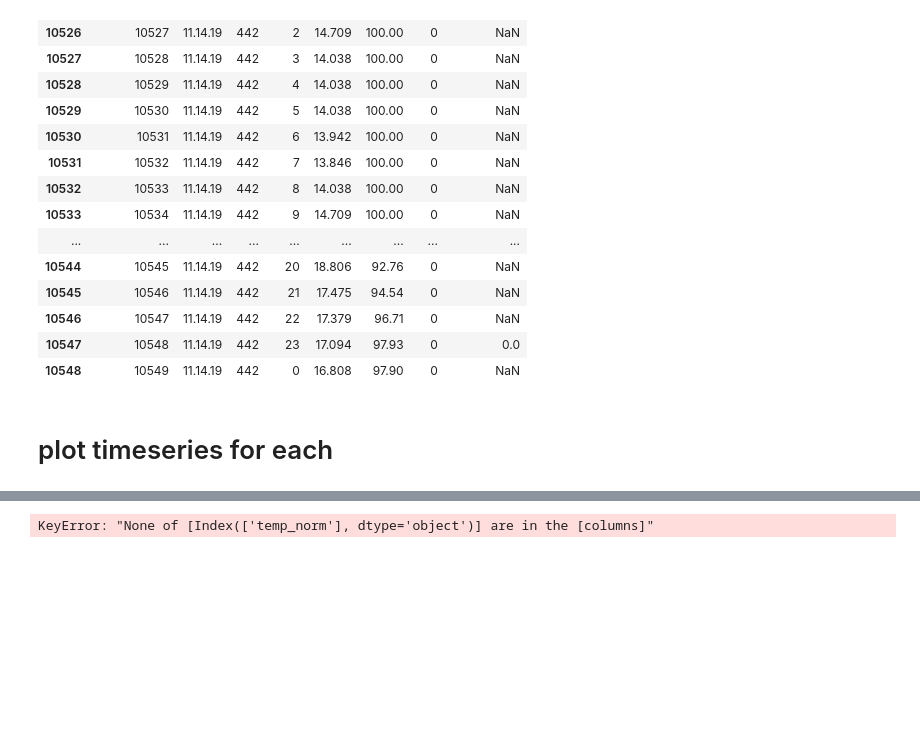
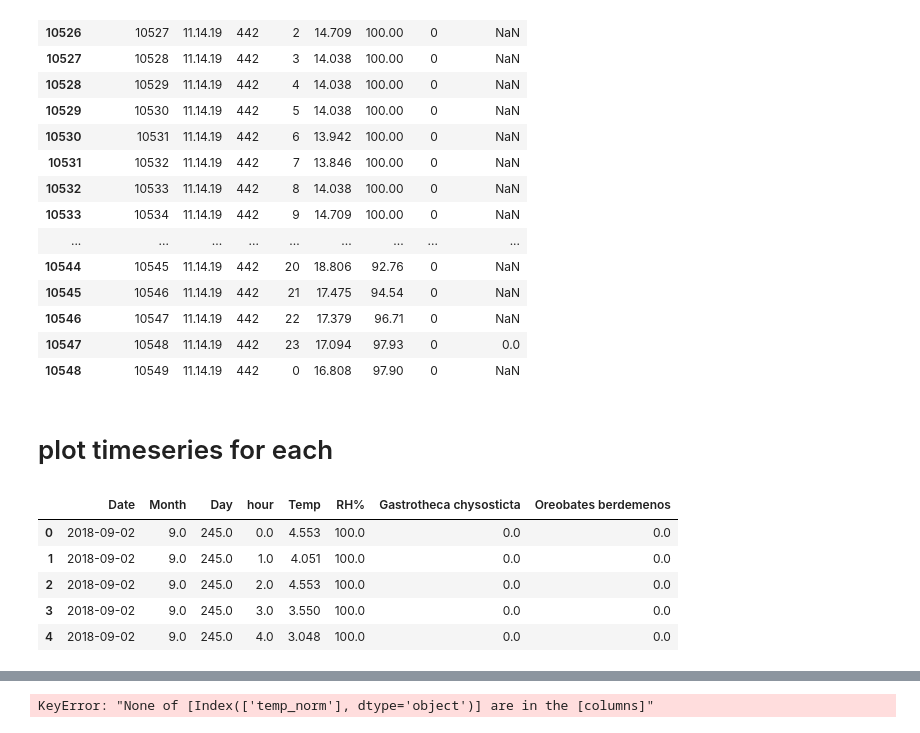
Before and after one commit to ash2d/yungas_aruna, a Jupyter notebook: first_look_3_dfs.ipynb, the cells around one changed output, grey strips where cells are left out. Drawn from its saved outputs; the diff is of its cells as text; code cells hidden in the pictures; blank space fills up the shorter version.

```diff
--- a/first_look_3_dfs.ipynb
+++ b/first_look_3_dfs.ipynb
@@ -217,3 +216,12 @@ Date conversion failed. Keeping existing format.
 | 10548 | 10549 | 11.14.19 | 442 | 0 | 16.808 | 97.90 | 0 | NaN |
 # %% [markdown]
 # plot timeseries for each
+# %%
+df_helechos_2018_2020.head()
+# %% [output]
+|  | Date | Month | Day | hour | Temp | RH% | Gastrotheca chysosticta | Oreobates berdemenos |
+| 0 | 2018-09-02 | 9.0 | 245.0 | 0.0 | 4.553 | 100.0 | 0.0 | 0.0 |
+| 1 | 2018-09-02 | 9.0 | 245.0 | 1.0 | 4.051 | 100.0 | 0.0 | 0.0 |
+| 2 | 2018-09-02 | 9.0 | 245.0 | 2.0 | 4.553 | 100.0 | 0.0 | 0.0 |
+| 3 | 2018-09-02 | 9.0 | 245.0 | 3.0 | 3.550 | 100.0 | 0.0 | 0.0 |
+| 4 | 2018-09-02 | 9.0 | 245.0 | 4.0 | 3.048 | 100.0 | 0.0 | 0.0 |
```
Also changed, not shown: parts of 6 cells of this notebook, 7 other files.
